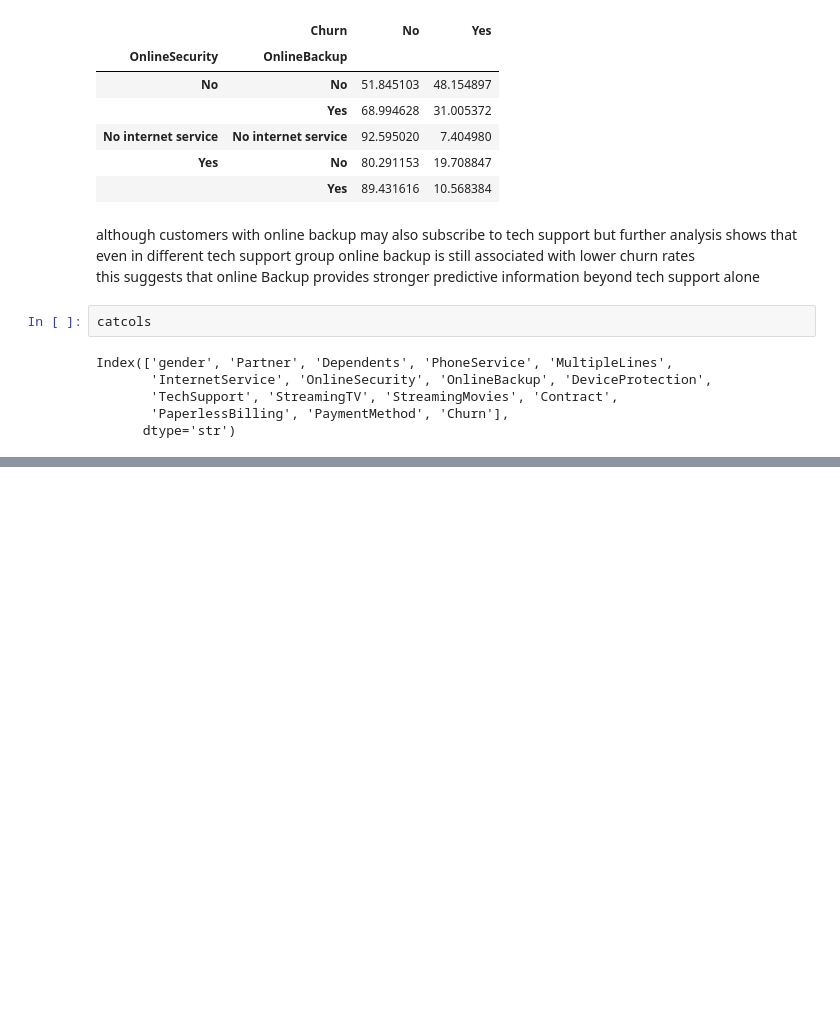
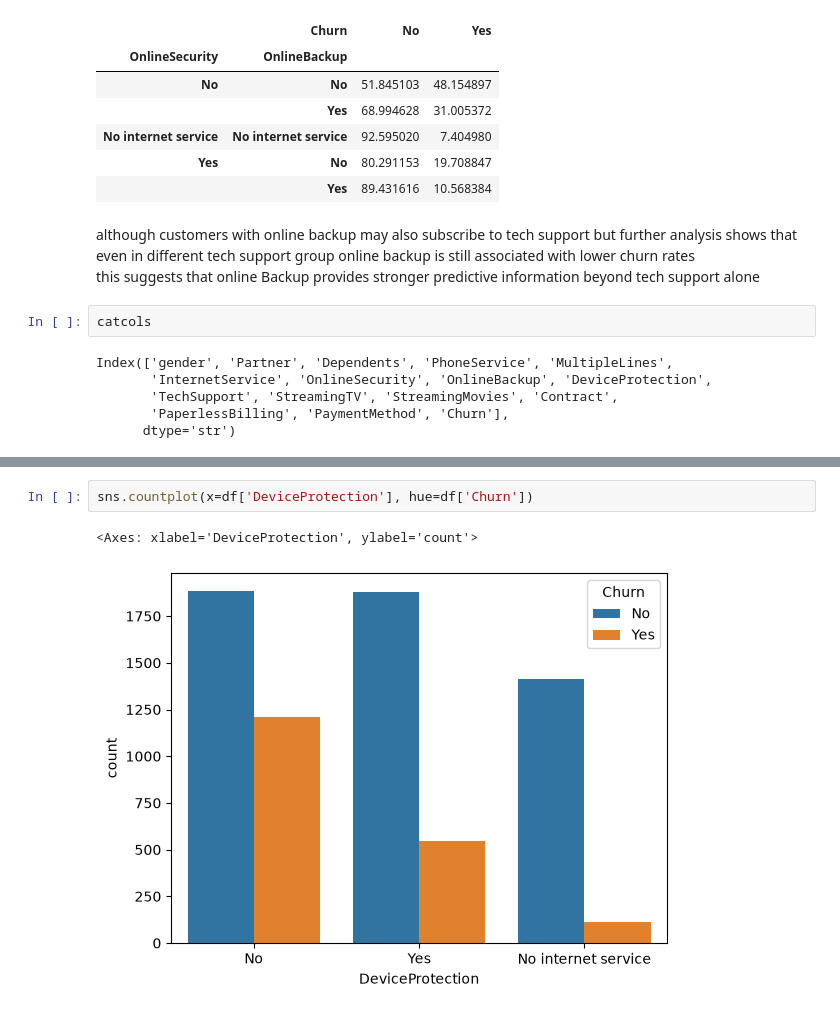
Before and after one commit to SuryanshThapliyal/IBM-Telco-customer-churn-prediction, a Jupyter notebook: customer_churn.ipynb, the cells around one changed output, grey strips where cells are left out. Cells and saved outputs as stored; diff of their text form; blank space fills up the shorter version.

```diff
--- a/customer_churn.ipynb
+++ b/customer_churn.ipynb
@@ -777,0 +824,5 @@ Index(['gender', 'Partner', 'Dependents', 'PhoneService', 'MultipleLines',
+# %%
+sns.countplot(x=df['DeviceProtection'], hue=df['Churn'])
+# %% [output]
+<Axes: xlabel='DeviceProtection', ylabel='count'>
+[figure, added]
```
Also changed, not shown: parts of 32 cells of this notebook.
